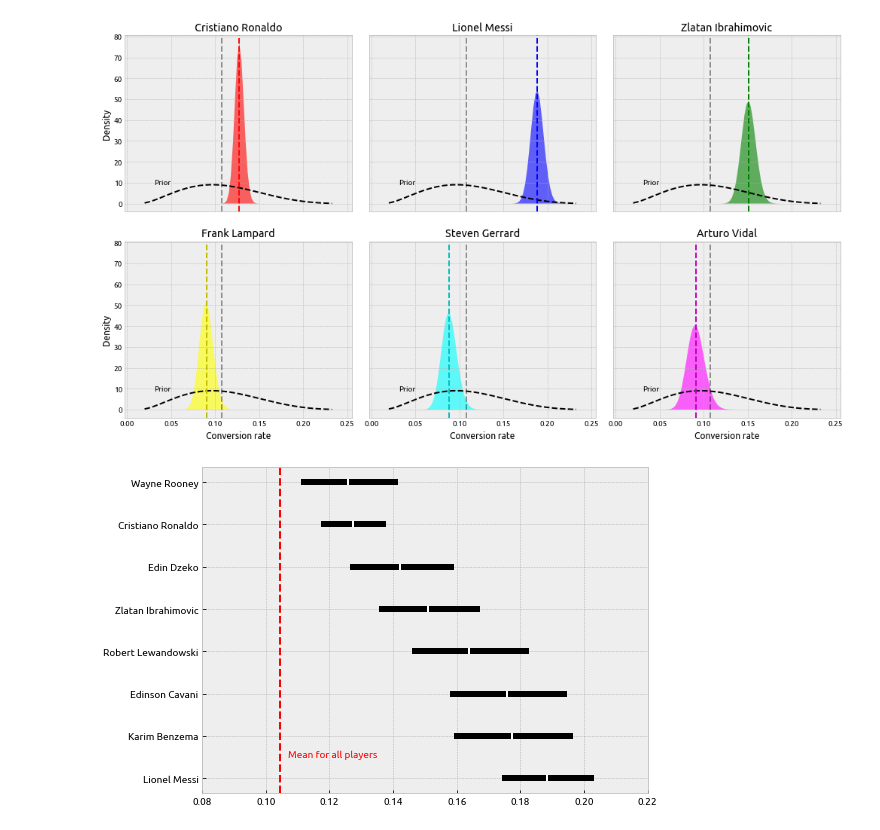
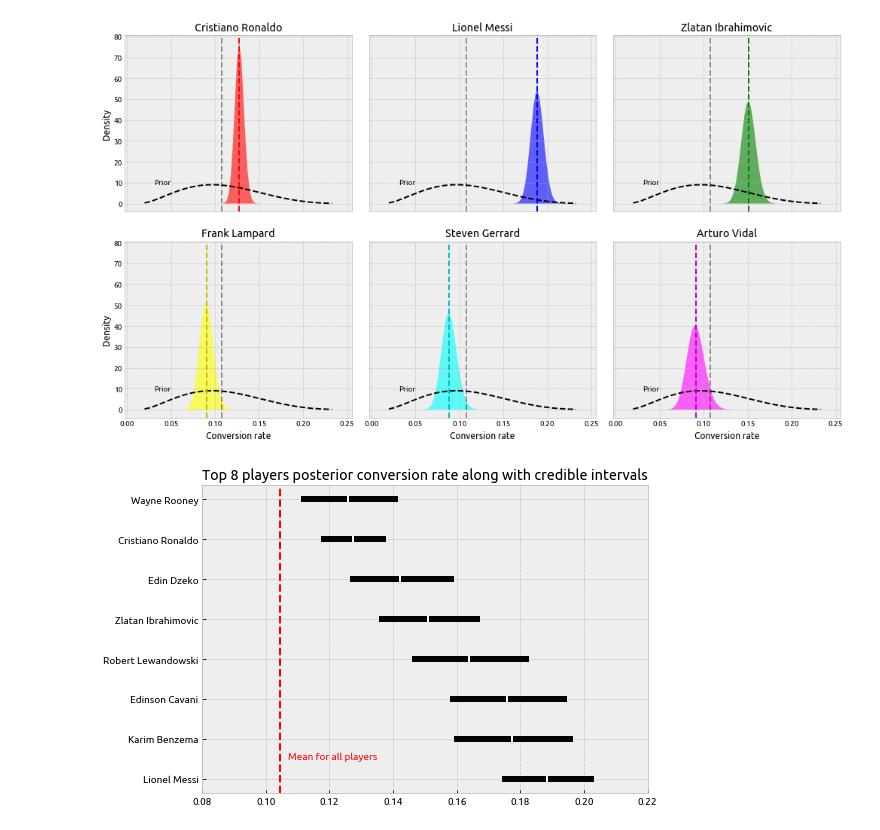
Before and after one commit to karangadiya/best-finishers-in-football, a Jupyter notebook: best-finishers-in-football.ipynb, the cells around one changed output. Cells and saved outputs as stored; diff of their text form; code cells hidden in the pictures.

Commit message:
add title

```diff
--- a/best-finishers-in-football.ipynb
+++ b/best-finishers-in-football.ipynb
@@ -302,16 +302,17 @@ data['Cred 0.975th'] = btdtri(data['Posterior a'], data['Posterior b'], 0.975)
 top_players_above_1500 = data[data['Shots'] > 1500].sort_values('Posterior Conversion Rate', ascending = False)
 top_players_above_1500.reset_index(inplace = True, drop = True)
 # %%
-fig, ax = plt.subplots(figsize = (8, 5))
 lower_error = top_players_above_1500['Posterior Conversion Rate'] - top_players_above_1500['Cred 0.025th']
 upper_error = top_players_above_1500['Cred 0.975th'] - top_players_above_1500['Posterior Conversion Rate']
 conversion_rates = top_players_above_1500['Posterior Conversion Rate']
+fig, ax = plt.subplots(figsize = (8, 5))
+ax.set_title('Top 8 players posterior conversion rate along with credible intervals')
 ax.errorbar(y = top_players_above_1500['Player'], x = conversion_rates,
             xerr = [lower_error, upper_error],
             marker = '|', markeredgewidth = 2, fmt = 'w|', ecolor = 'black', elinewidth = 6)
 ax.axvline(x = np.mean(data['Posterior Conversion Rate']), linestyle = '--', color = 'r')
 ax.set_xlim([0.08, 0.22])
 ax.text(0.107, 0.5, 'Mean for all players', color = 'r')
 fig.tight_layout()
 # %% [output]
-[figure, old version]
+[figure, new version]
```
